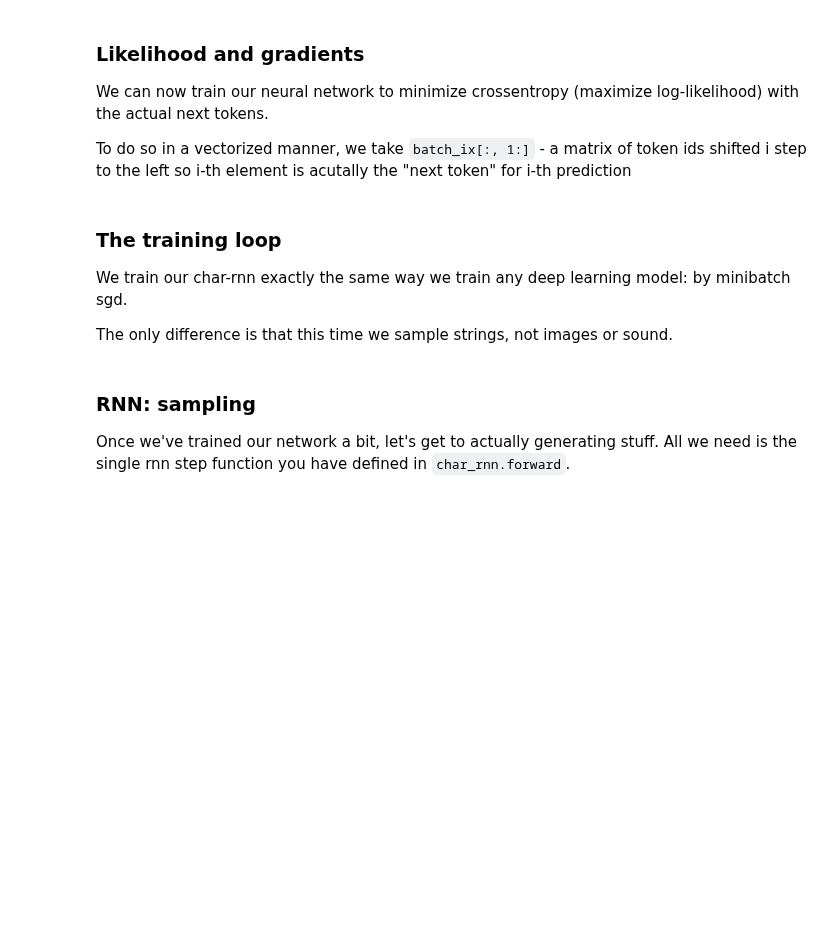
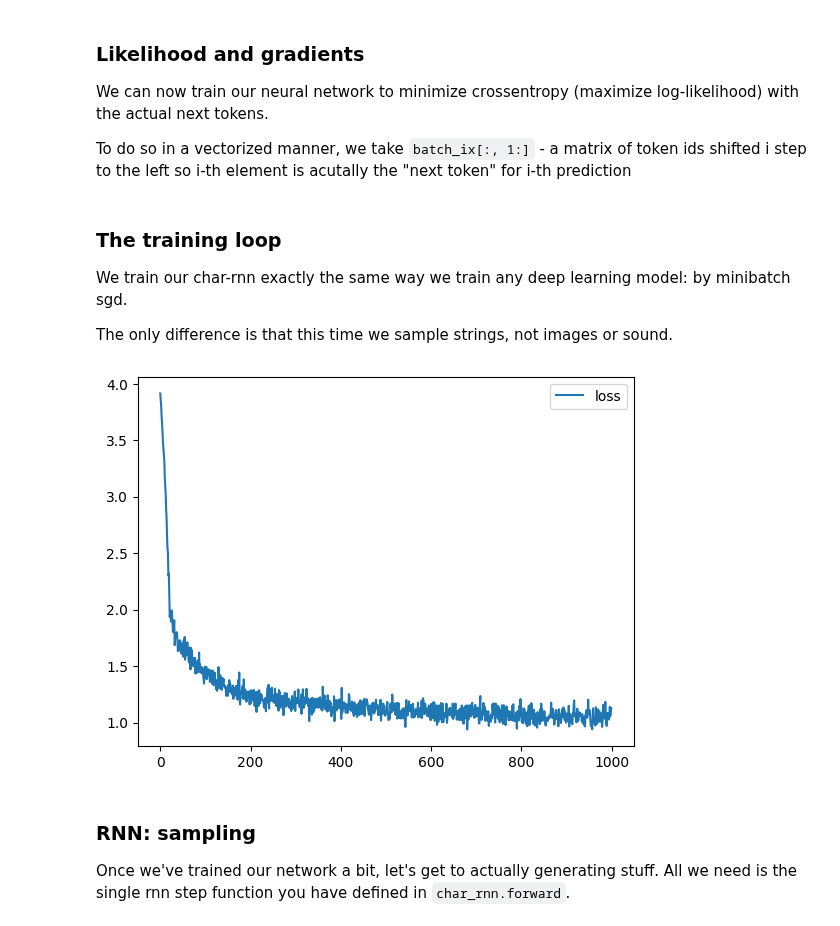
Before and after one commit to buxazich/Deep_Learning_HSE, a Jupyter notebook: week07_lm/seminar.ipynb, the cells around one changed output. Drawn from its saved outputs; the diff is of its cells as text; code cells hidden in the pictures; blank space fills up the shorter version.

```diff
--- a/week07_lm/seminar.ipynb
+++ b/week07_lm/seminar.ipynb
@@ -40,7 +64,7 @@ plt.hist(list(map(len, lines)),bins=25);
 First we need next to collect a "vocabulary" of all unique tokens i.e. unique characters. We can then encode inputs as a sequence of character ids.
 # %%
 #all unique characters go here
-tokens = <all unique characters in the dataset>
+tokens = sorted(set(''.join(lines)))
 
 tokens = list(tokens)
 
@@ -60,3 +84,5 @@ token_to_id = <dictionary of symbol -> its identifier (index in tokens list)>
+# %%
+token_to_id = {token: i for i, token in enumerate(tokens)}
 # %%
 assert len(tokens) == len(token_to_id), "dictionaries must have same size"
 
@@ -121,14 +158,14 @@ class CharRNNCell(nn.Module):
 
         # compute next hidden state using self.rnn_update
         # hint: use torch.cat(..., dim=...) for concatenation
-        h_next = ###YOUR CODE HERE
+        h_next = self.rnn_update(torch.cat([x_emb, h_prev], dim=1))
 
         h_next = F.tanh(h_next)
 
         assert h_next.size() == h_prev.size()
 
         #compute logits for next character probs
-        logits = ###YOUR CODE
+        logits = self.rnn_to_logits(h_next)
 
         return h_next, F.log_softmax(logits, -1)
 
@@ -197,29 +234,34 @@ char_rnn = CharRNNCell()
 opt = torch.optim.Adam(char_rnn.parameters())
 history = []
 # %%
-
 for i in range(1000):
     batch_ix = to_matrix(sample(lines, 32), max_len=MAX_LENGTH)
     batch_ix = torch.tensor(batch_ix, dtype=torch.int64)
 
     logp_seq = rnn_loop(char_rnn, batch_ix)
 
     # compute loss
-    <YOUR CODE>
+    predictions_logp = logp_seq[:, :-1]
+    actual_next_tokens = batch_ix[:, 1:]
+    logp_next = torch.gather(predictions_logp, dim=2, index=actual_next_tokens[:, :, None])
 
-    loss = ###YOUR CODE
+    loss = -logp_next.mean()
 
     # train with backprop
-    <YOUR CODE>
+    opt.zero_grad()
+    loss.backward()
+    opt.step()
 
     history.append(loss.data.numpy())
     if (i+1)%100==0:
         clear_output(True)
         plt.plot(history,label='loss')
         plt.legend()
         plt.show()
 
 assert np.mean(history[:10]) > np.mean(history[-10:]), "RNN didn't converge."
+# %% [output]
+[figure, added]
 # %% [markdown]
 ### RNN: sampling
 Once we've trained our network a bit, let's get to actually generating stuff.
```
Also changed, not shown: parts of 9 cells of this notebook, 6 other files.
